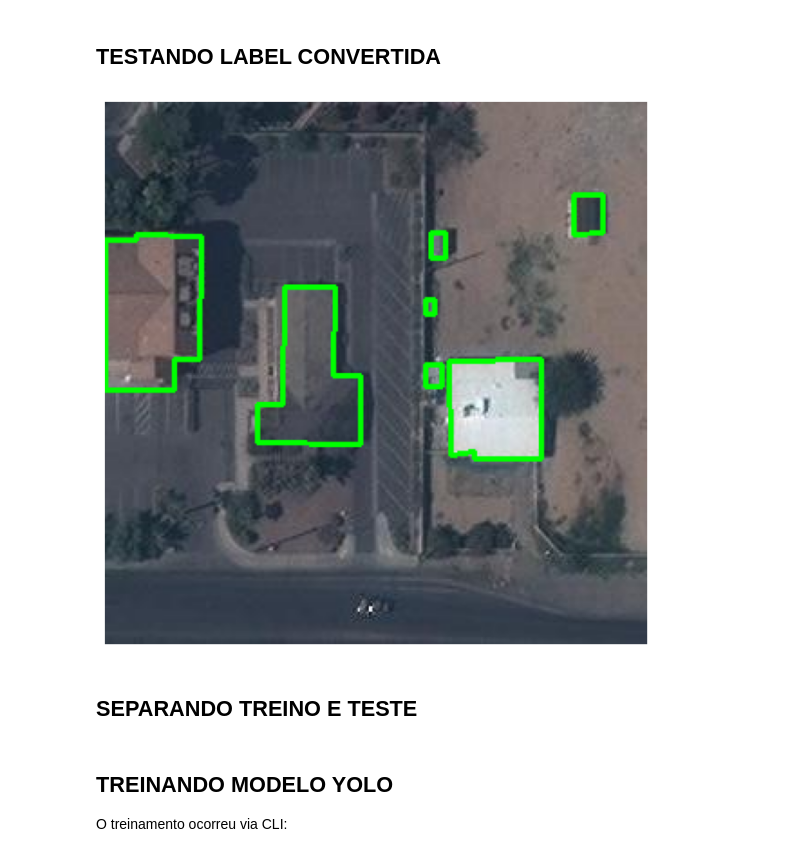
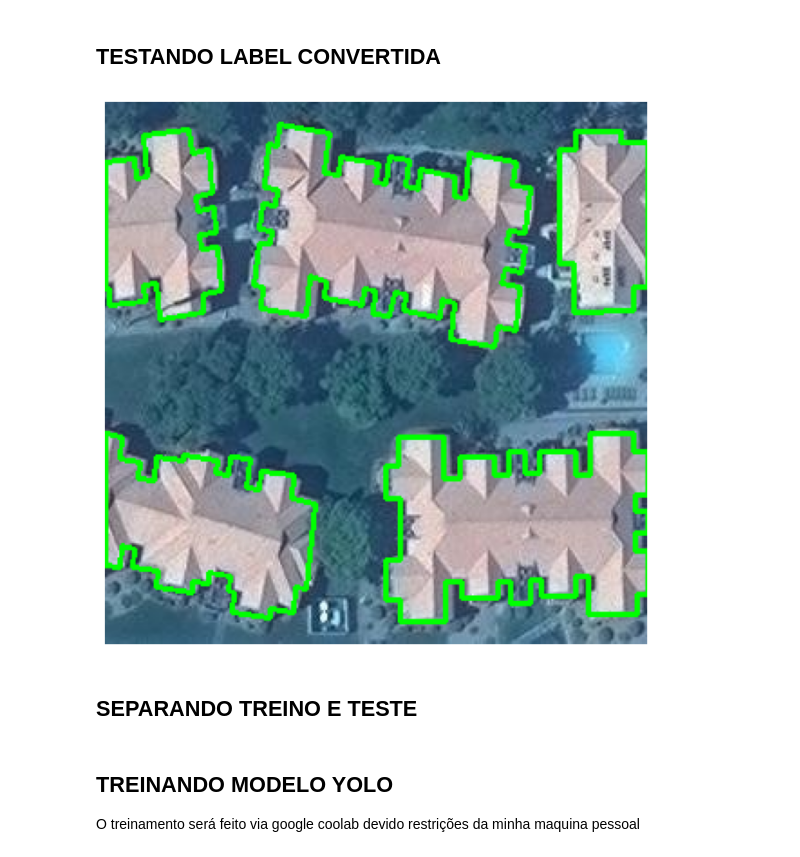
Before and after one commit to arthurpaschoalotto/case-vc, a Jupyter notebook: 3 - segmentation model.ipynb, the cells around one changed output. Drawn from its saved outputs; the diff is of its cells as text; code cells hidden in the pictures.

```diff
--- a/3 - segmentation model.ipynb
+++ b/3 - segmentation model.ipynb
@@ -137,36 +137,36 @@ def plot_image_with_segmentation(image_path, yolo_label_path):
 
     for line in lines:
         # Verificar se a linha não está vazia
         if line.strip():
             # Dividir a linha em valores
             values = line.strip().split()
             class_index = int(values[0])  # Índice da classe do objeto
             segmentations = [float(val) for val in values[1:]]  # Coordenadas de segmentação
 
             # Desenhar a segmentação na imagem
             pts = []
             for i in range(0, len(segmentations), 2):
                 x = int(segmentations[i] * width)
                 y = int(segmentations[i+1] * height)
                 pts.append((x, y))
 
             # Conectar os pontos para formar a região segmentada
             pts = np.array(pts, np.int32)
             cv2.polylines(image_rgb, [pts], isClosed=True, color=(0, 255, 0), thickness=2)
 
     # Plotar a imagem
     plt.figure(figsize=(8, 8))
     plt.imshow(image_rgb)
     plt.axis('off')
     plt.show()
 
 # Exemplo de uso
-image_path = '../ex3/output_images/000000000074.jpg'
-yolo_label_path = '../ex3/output_labels/000000000074.txt'
+image_path = '../ex3/output_images/000000001121.jpg'
+yolo_label_path = '../ex3/output_labels/000000001121.txt'
 
 plot_image_with_segmentation(image_path, yolo_label_path)
 # %% [output]
-[figure, old version]
+[figure, new version]
 # %% [markdown]
 ## SEPARANDO TREINO E TESTE
 # %%
@@ -218,4 +218,4 @@ split_train_test(images_folder, labels_folder, train_folder, test_folder)
 # %% [markdown]
 ## TREINANDO MODELO YOLO
 
-O treinamento ocorreu via CLI:
+O treinamento será feito via google coolab devido restrições da minha maquina pessoal
```
Also changed, not shown: parts of 1 cell of this notebook, 7 other files.
